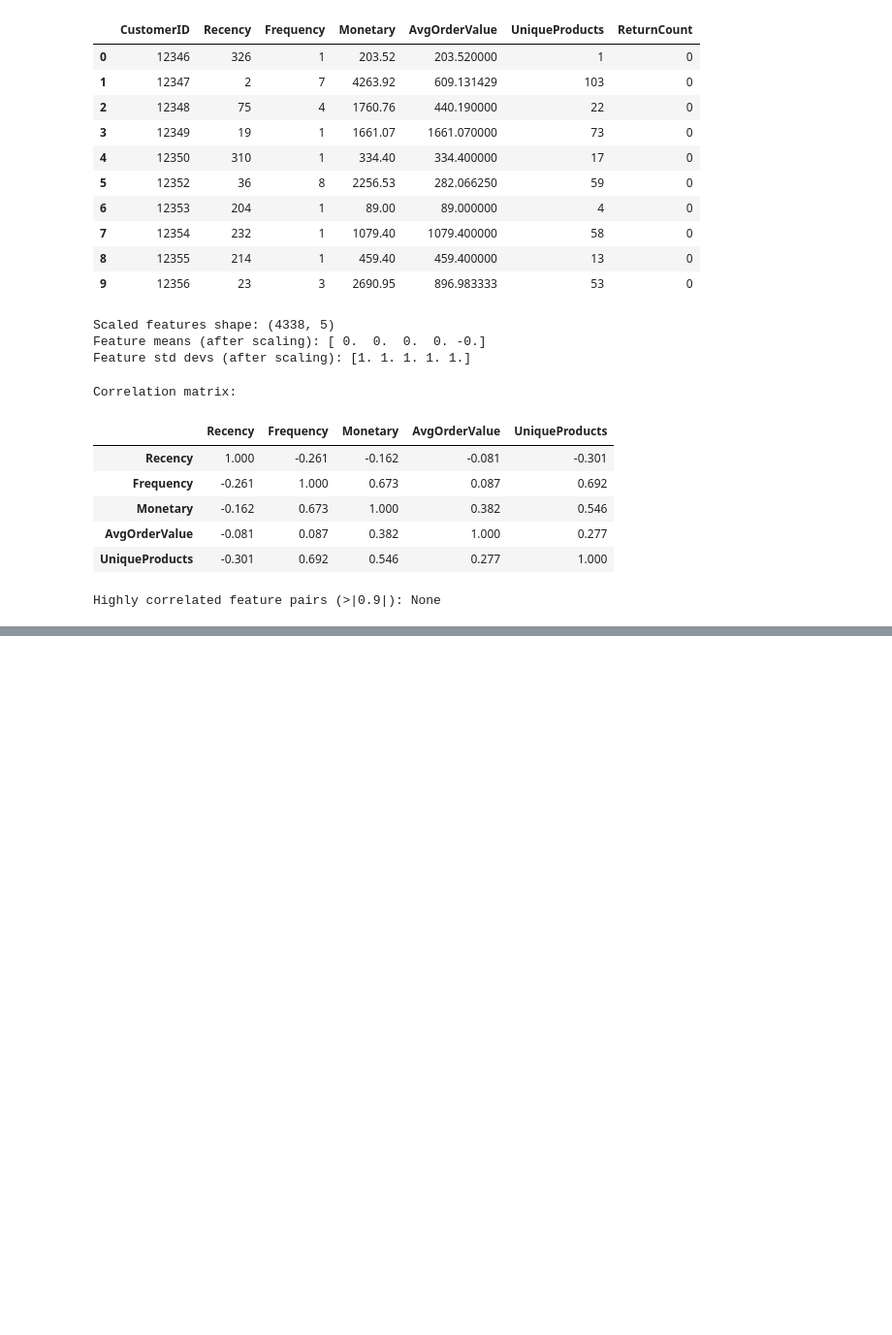
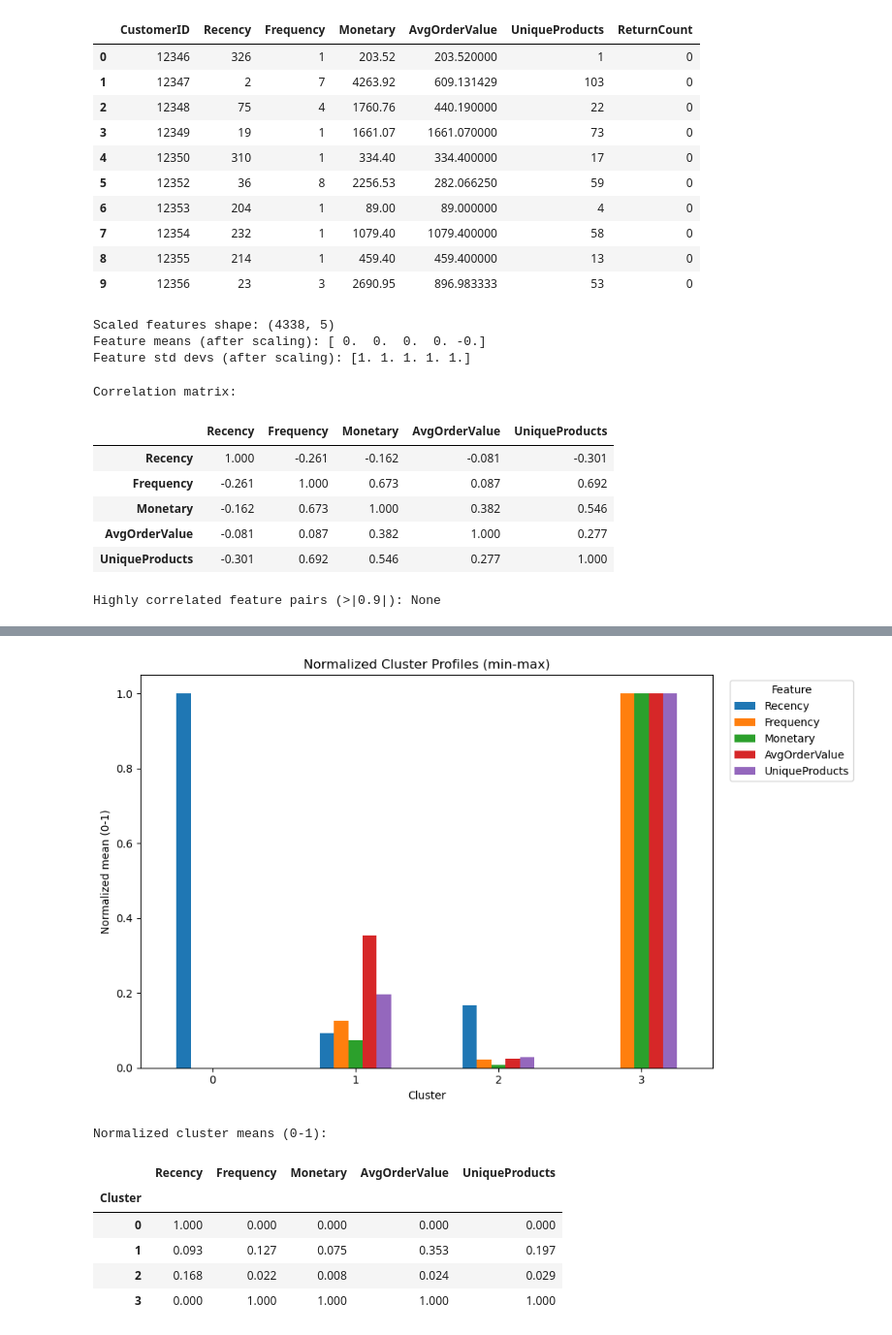
Before and after one commit to fatimahzehra22/customer-segmentation-kmeans_fatimahz, a Jupyter notebook: Jupyter notebook_cleaned data_Features_Engineered_fatimahz.ipynb, the cells around one changed output, grey strips where cells are left out. Shown at 97% size. Drawn from its saved outputs; the diff is of its cells as text; code cells hidden in the pictures; blank space fills up the shorter version.

```diff
--- a/Jupyter notebook_cleaned data_Features_Engineered_fatimahz.ipynb
+++ b/Jupyter notebook_cleaned data_Features_Engineered_fatimahz.ipynb
@@ -391,0 +494,29 @@ Highly correlated feature pairs (>|0.9|): None
+# %%
+# Normalized cluster profiles (min-max per feature across clusters)
+
+# Cluster means (original scale)
+cluster_means = rfm.groupby('Cluster')[features].mean()
+
+# Min-max normalize per feature across clusters [0,1]
+cluster_means_norm = (cluster_means - cluster_means.min()) / (cluster_means.max() - cluster_means.min())
+
+# Plot
+cluster_means_norm.plot(kind='bar', figsize=(10,6))
+plt.ylabel('Normalized mean (0-1)')
+plt.title('Normalized Cluster Profiles (min-max)')
+plt.xticks(rotation=0)
+plt.legend(title='Feature', bbox_to_anchor=(1.02,1), loc='upper left')
+plt.tight_layout()
+plt.show()
+
+print("\nNormalized cluster means (0-1):")
+display(cluster_means_norm.round(3))
+# %% [output]
+[figure, added]
+Normalized cluster means (0-1):
+|  | Recency | Frequency | Monetary | AvgOrderValue | UniqueProducts |
+| Cluster |  |  |  |  |  |
+| 0 | 1.000 | 0.000 | 0.000 | 0.000 | 0.000 |
+| 1 | 0.093 | 0.127 | 0.075 | 0.353 | 0.197 |
+| 2 | 0.168 | 0.022 | 0.008 | 0.024 | 0.029 |
+| 3 | 0.000 | 1.000 | 1.000 | 1.000 | 1.000 |
```
Also changed, not shown: parts of 7 cells of this notebook.
